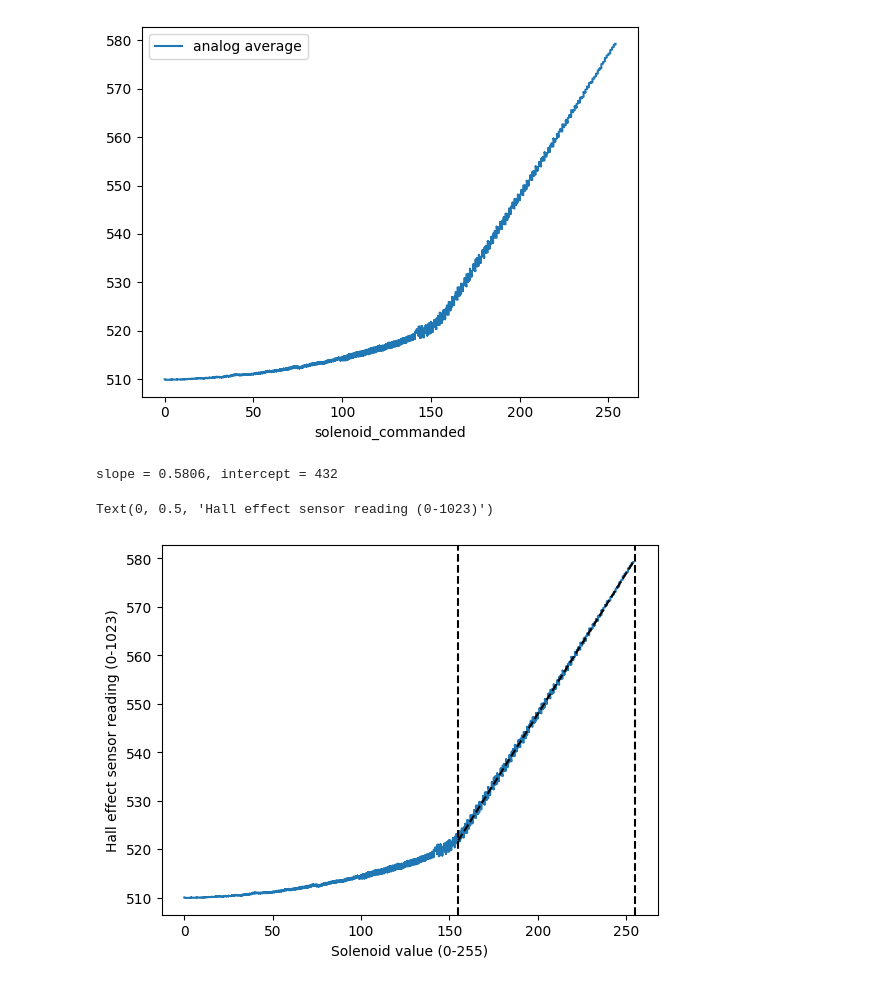
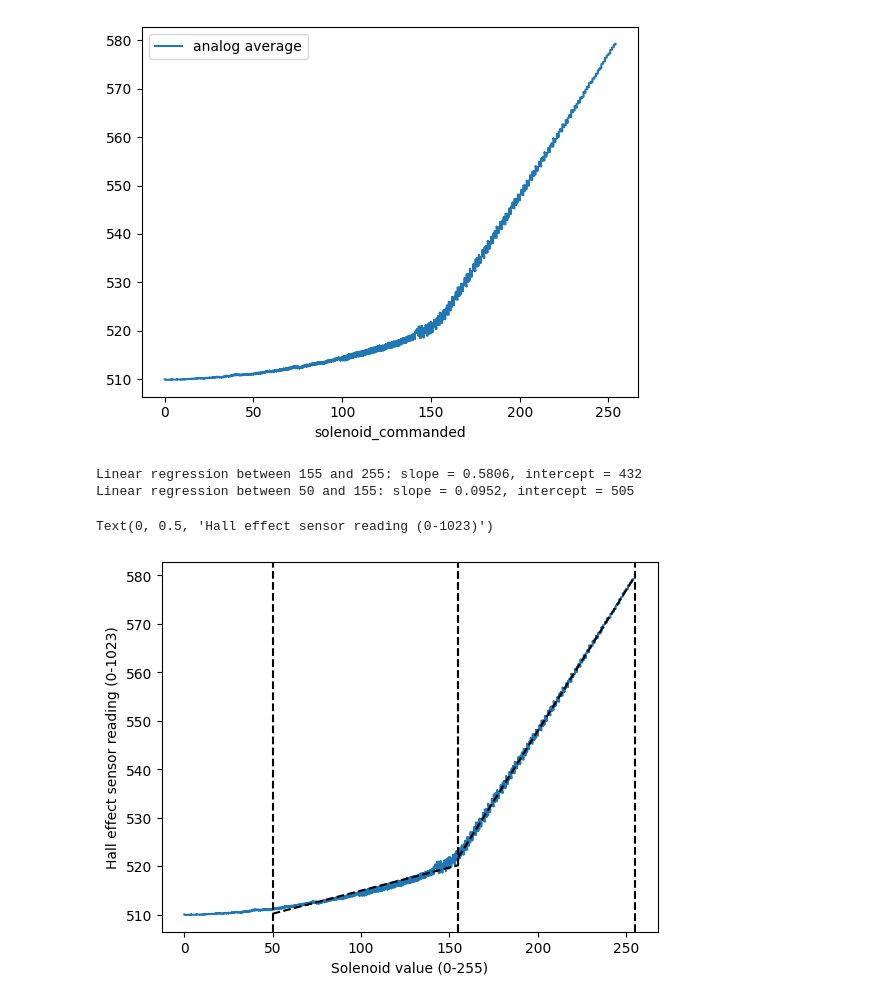
Before and after one commit to JohnnyMaBoi/Magnetic-Levitation, a Jupyter notebook: sensor_data_analysis/sensor_vs_input_function.ipynb, the cells around one changed output. Cells and saved outputs as stored; diff of their text form; code cells hidden in the pictures.

Commit message:
implement lower half of piecewise linear sensor approximation function

```diff
--- a/sensor_data_analysis/sensor_vs_input_function.ipynb
+++ b/sensor_data_analysis/sensor_vs_input_function.ipynb
@@ -48,22 +51,34 @@ print(sensor_data)
 [figure]
 [figure]
 # %%
-start_lin_reg = 155
-end_lin_reg = 255
-lin_reg_range = (start_lin_reg <= sensor_data["solenoid_commanded"]) & (sensor_data["solenoid_commanded"] <= end_lin_reg) & sensor_data["solenoid_commanded"].notnull()
+class LinearRegressionRegion():
+    def __init__(self, start, end):
+        self.start = start
+        self.end = end
+        self.range = (self.start <= sensor_data["solenoid_commanded"]) & (sensor_data["solenoid_commanded"] <= self.end) & sensor_data["solenoid_commanded"].notnull()
 
-# linear regression
-A = np.vstack([sensor_data["solenoid_commanded"][lin_reg_range], np.ones(len(sensor_data["solenoid_commanded"][lin_reg_range]))]).T
-slope, intercept = np.linalg.lstsq(A, sensor_data["analog average"][lin_reg_range], rcond=None)[0]
-print(f"slope = {slope:.4f}, intercept = {intercept:.0f}")
+        # linear regression
+        A = np.vstack([sensor_data["solenoid_commanded"][self.range], np.ones(len(sensor_data["solenoid_commanded"][self.range]))]).T
+        self.slope, self.intercept = np.linalg.lstsq(A, sensor_data["analog average"][self.range], rcond=None)[0]
+        self.print_values()
+
+    def plot(self):
+        plt.axvline(x = self.start, color = "black", linestyle = "dashed")
+        plt.axvline(x = self.end, color = "black", linestyle = "dashed")
+        plt.plot(sensor_data["solenoid_commanded"][self.range], sensor_data["solenoid_commanded"][self.range] * self.slope + self.intercept, color = "black", linestyle = "dashed")
+
+    def print_values(self):
+        print(f"Linear regression between {self.start} and {self.end}: slope = {self.slope:.4f}, intercept = {self.intercept:.0f}")
 
 plt.plot(sensor_data["solenoid_commanded"], sensor_data["analog average"])
-plt.axvline(x = start_lin_reg, color = "black", linestyle = "dashed")
-plt.axvline(x = end_lin_reg, color = "black", linestyle = "dashed")
-plt.plot(sensor_data["solenoid_commanded"][lin_reg_range], sensor_data["solenoid_commanded"][lin_reg_range] * slope + intercept, color = "black", linestyle = "dashed")
+region_1 = LinearRegressionRegion(start = 155, end = 255)
+region_1.plot()
+region_2 = LinearRegressionRegion(start = 50, end = 155)
+region_2.plot()
 plt.xlabel("Solenoid value (0-255)")
 plt.ylabel("Hall effect sensor reading (0-1023)")
 # %% [output]
-slope = 0.5806, intercept = 432
+Linear regression between 155 and 255: slope = 0.5806, intercept = 432
+Linear regression between 50 and 155: slope = 0.0952, intercept = 505
 Text(0, 0.5, 'Hall effect sensor reading (0-1023)')
-[figure, old version]
+[figure, new version]
```
Also changed, not shown: parts of 1 cell of this notebook, 3 other files.
